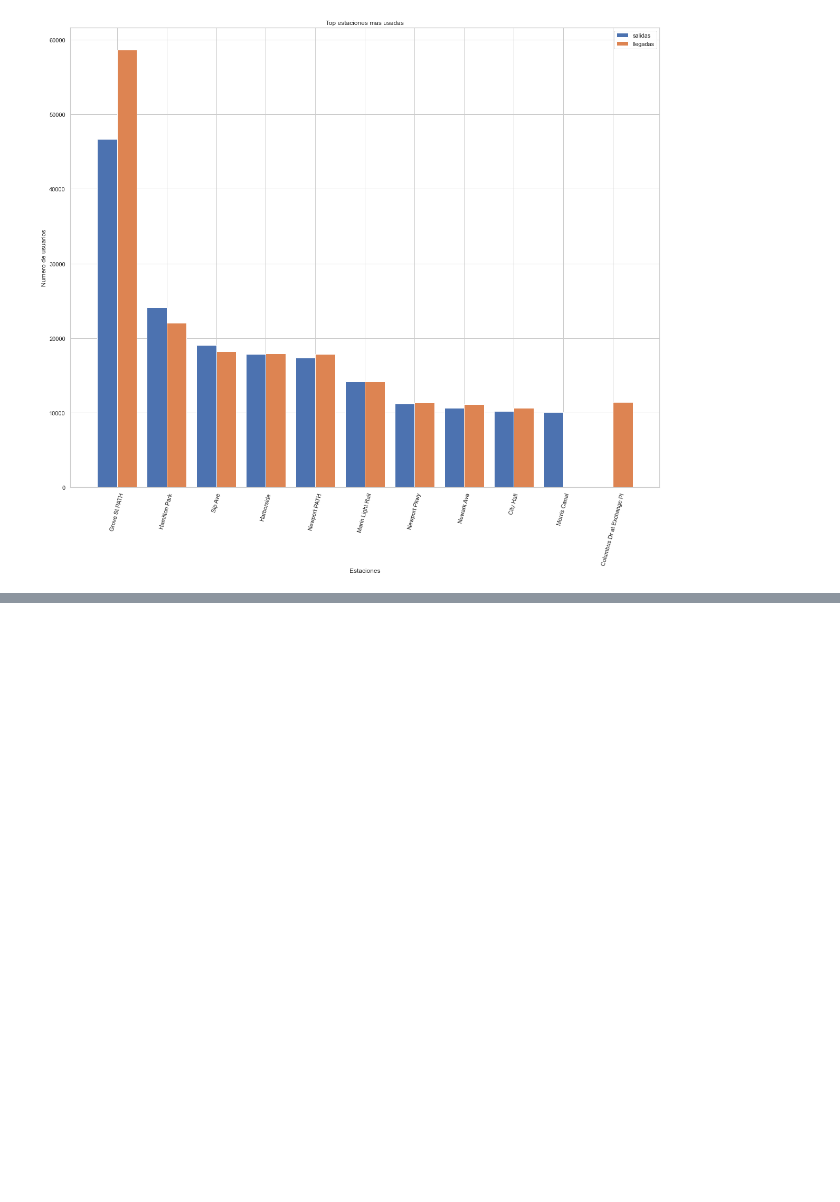
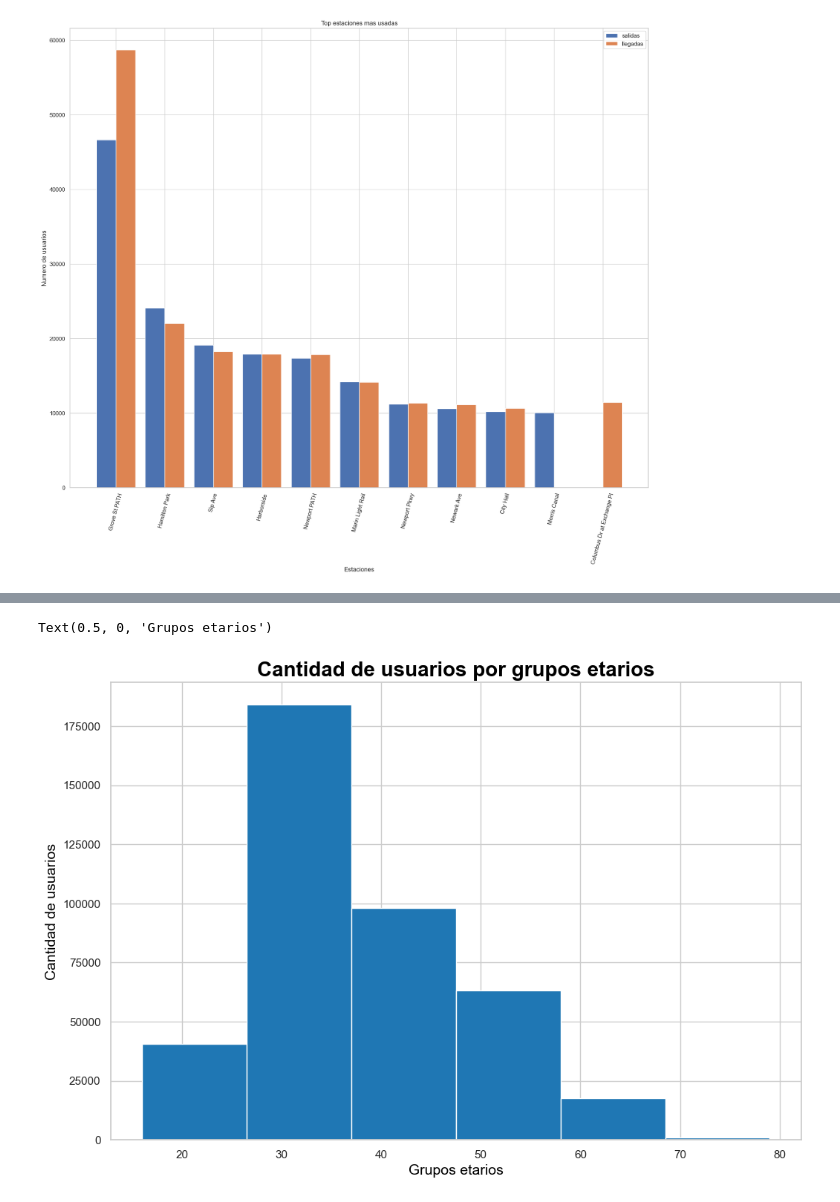
Before and after one commit to Andresmup/Data_Wrangling_CityBike_Dataset, a Jupyter notebook: Data_Storytelling/Data_Storytelling.ipynb, the cells around one changed output, grey strips where cells are left out. Saved outputs shown, nothing was run; the diff lists cells and outputs as text; code cells hidden in the pictures; blank space fills up the shorter version.

```diff
--- a/Data_Storytelling/Data_Storytelling.ipynb
+++ b/Data_Storytelling/Data_Storytelling.ipynb
@@ -98,0 +179,3 @@ plt.show()
+# %%
+df_csv['age']=2019-df_csv['birth year']
+df_csv
@@ -98,0 +196,10 @@ plt.show()
+# %%
+usuarios_edades = df_csv['age']
+fig, ax = plt.subplots(figsize=(12, 8))
+ax.hist(usuarios_edades.values.flatten(), bins=6, color= 'tab:blue')
+ax.set_title('Cantidad de usuarios por grupos etarios', fontsize=20, fontweight="bold", color='black')
+ax.set_ylabel('Cantidad de usuarios', fontsize=14, color='black')
+ax.set_xlabel('Grupos etarios', fontsize=14, color='black')
+# %% [output]
+Text(0.5, 0, 'Grupos etarios')
+[figure, added]
```
Also changed, not shown: parts of 31 cells of this notebook, 1 other file.
